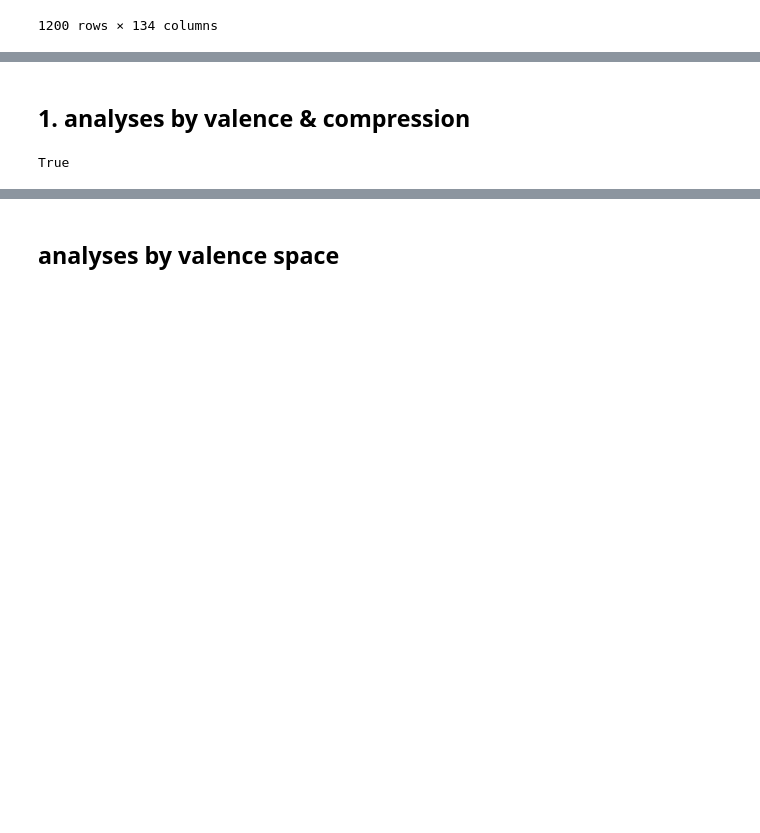
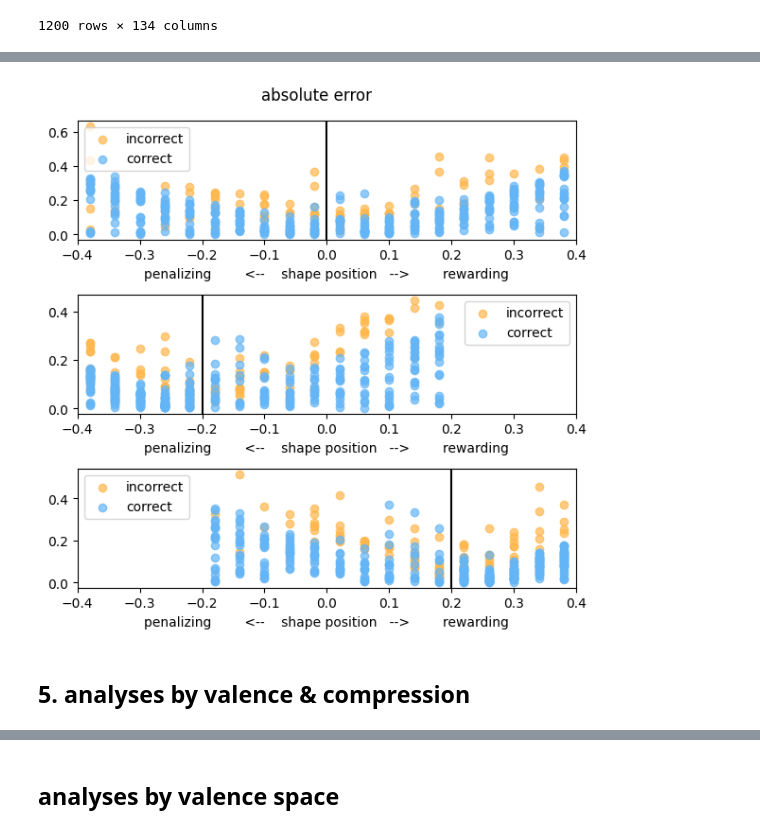
Before and after one commit to siyer7/asymmetry_design, a Jupyter notebook: code/beh_analyses.ipynb, the cells around one changed output, grey strips where cells are left out. Cells and saved outputs as stored; diff of their text form; code cells hidden in the pictures; blank space fills up the shorter version.

```diff
--- a/code/beh_analyses.ipynb
+++ b/code/beh_analyses.ipynb
@@ -206,9 +273,30 @@ df_analysis[disp_cols]
+# %%
+fig, axs = plt.subplots(3, 1, figsize=(6, 6))
+axs, ax = axs.flatten(), 0
+
+# plot info
+light_blue, light_orange ='#64B5F6', '#FFB74D'
+color_map = {False: light_orange, True: light_blue}
+label_map = {False: 'incorrect', True: 'correct'}
+
+for cond, cond_df in df_analysis.groupby('condition'):
+
+    axs[ax].set(xlabel='penalizing        <--    shape position   -->        rewarding', xlim=(-.4, .4))
+    for acc, acc_df in cond_df.groupby('correct'):
+        axs[ax].scatter(acc_df['stim_pos_aligned'], acc_df['abs_diff_pos'],
+                        color=color_map[acc], label=label_map[acc], alpha=0.7)
+    # axs[ax].axhline(0, color='black', linestyle='--')
+    axs[ax].axvline(cond_df['div_pos_aligned'].iloc[0], color='black', linestyle='-')
+    axs[ax].legend()
+    ax += 1
+
+plt.suptitle('absolute error')
+plt.tight_layout()
+plt.show()
+# %% [output]
+[figure, added]
 # %% [markdown]
-## 1. analyses by valence & compression
+## 5. analyses by valence & compression
-# %%
-'correct' in df_analysis.columns
-# %% [output]
-True
 # %%
 # df_plot = df_hard.copy()
 df_plot = df_analysis.copy()
```
Also changed, not shown: parts of 24 cells of this notebook, 1 other file.
